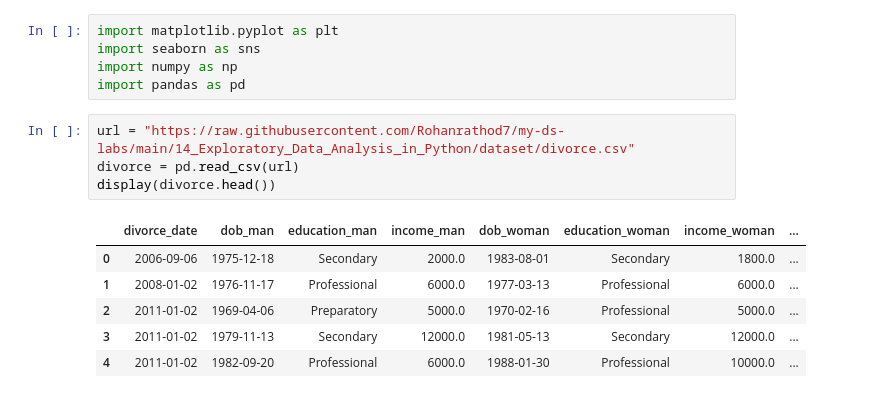
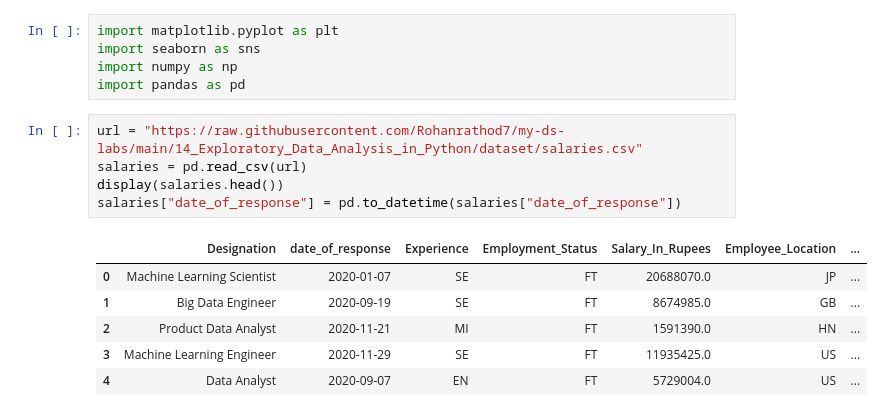
Before and after one commit to Rohanrathod7/my-ds-labs, a Jupyter notebook: 14_Exploratory_Data_Analysis_in_Python/04_Turning_Exploratory_Analysis_into_Action.ipynb, the cells around one changed output. Saved outputs shown, nothing was run; the diff lists cells and outputs as text.

```diff
--- a/14_Exploratory_Data_Analysis_in_Python/04_Turning_Exploratory_Analysis_into_Action.ipynb
+++ b/14_Exploratory_Data_Analysis_in_Python/04_Turning_Exploratory_Analysis_into_Action.ipynb
@@ -6,13 +6,14 @@ import seaborn as sns
 import numpy as np
 import pandas as pd
 # %%
-url = "https://raw.githubusercontent.com/Rohanrathod7/my-ds-labs/main/14_Exploratory_Data_Analysis_in_Python/dataset/divorce.csv"
-divorce = pd.read_csv(url)
-display(divorce.head())
+url = "https://raw.githubusercontent.com/Rohanrathod7/my-ds-labs/main/14_Exploratory_Data_Analysis_in_Python/dataset/salaries.csv"
+salaries = pd.read_csv(url)
+display(salaries.head())
+salaries["date_of_response"] = pd.to_datetime(salaries["date_of_response"])
 # %% [output]
-|  | divorce_date | dob_man | education_man | income_man | dob_woman | education_woman | income_woman | ... |
-| 0 | 2006-09-06 | 1975-12-18 | Secondary | 2000.0 | 1983-08-01 | Secondary | 1800.0 | ... |
-| 1 | 2008-01-02 | 1976-11-17 | Professional | 6000.0 | 1977-03-13 | Professional | 6000.0 | ... |
-| 2 | 2011-01-02 | 1969-04-06 | Preparatory | 5000.0 | 1970-02-16 | Professional | 5000.0 | ... |
-| 3 | 2011-01-02 | 1979-11-13 | Secondary | 12000.0 | 1981-05-13 | Secondary | 12000.0 | ... |
-| 4 | 2011-01-02 | 1982-09-20 | Professional | 6000.0 | 1988-01-30 | Professional | 10000.0 | ... |
+|  | Designation | date_of_response | Experience | Employment_Status | Salary_In_Rupees | Employee_Location | ... |
+| 0 | Machine Learning Scientist | 2020-01-07 | SE | FT | 20688070.0 | JP | ... |
+| 1 | Big Data Engineer | 2020-09-19 | SE | FT | 8674985.0 | GB | ... |
+| 2 | Product Data Analyst | 2020-11-21 | MI | FT | 1591390.0 | HN | ... |
+| 3 | Machine Learning Engineer | 2020-11-29 | SE | FT | 11935425.0 | US | ... |
+| 4 | Data Analyst | 2020-09-07 | EN | FT | 5729004.0 | US | ... |
```
Also changed, not shown: parts of 29 cells of this notebook.
